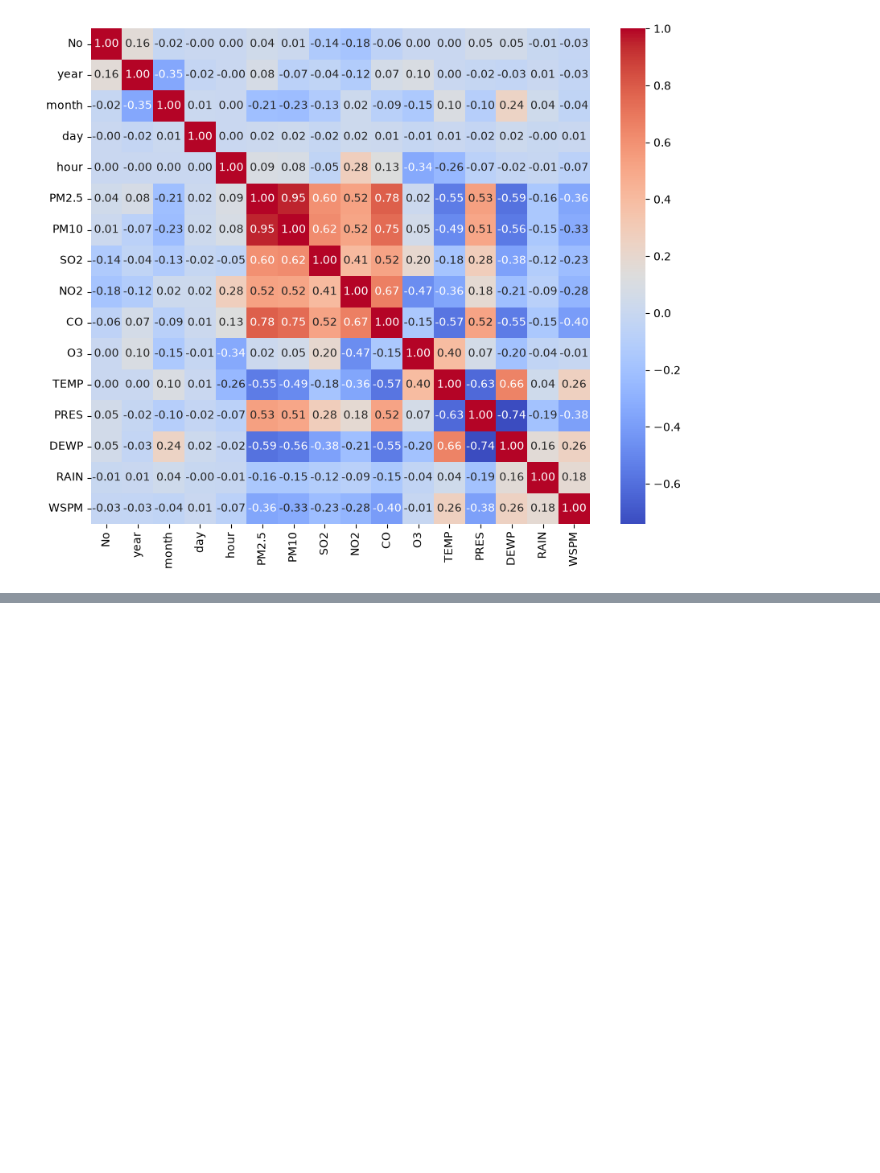
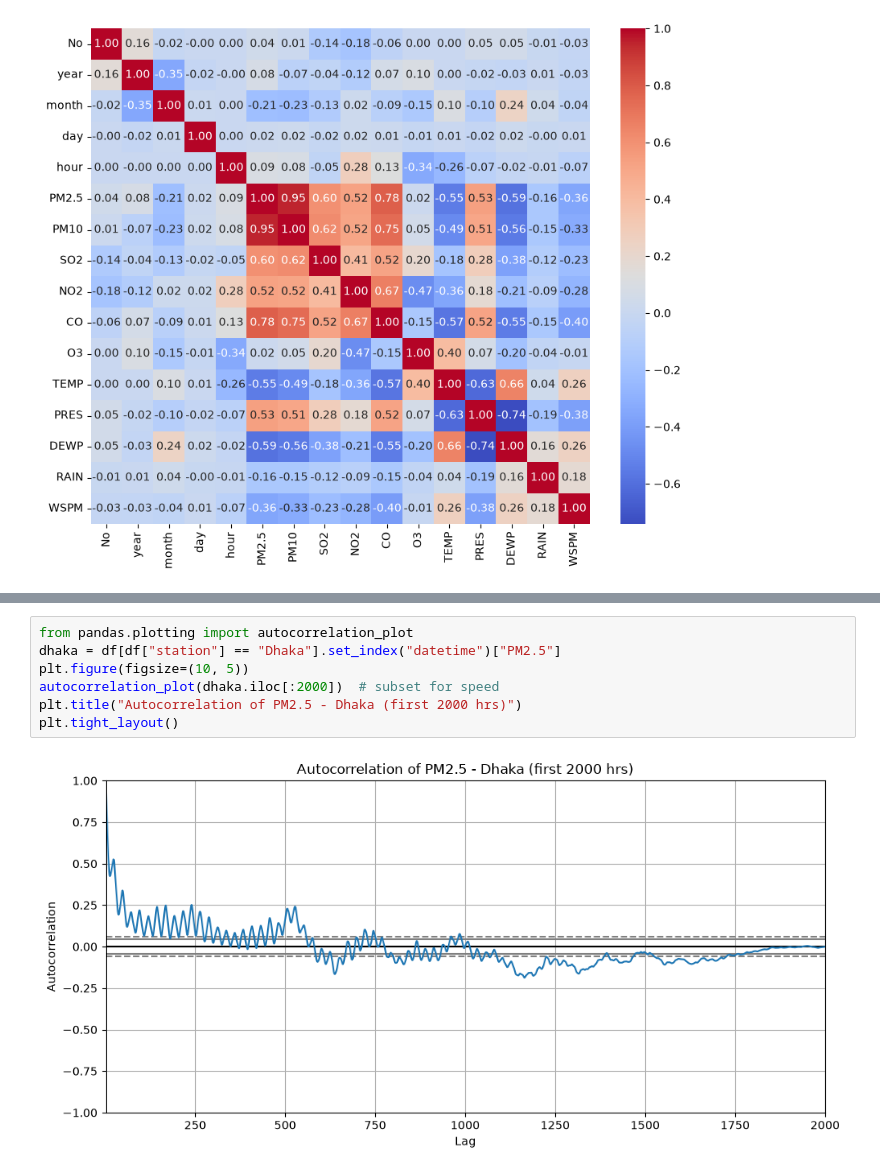
Before and after one commit to iamahnaf/SpikeForecasting, a Jupyter notebook: notebooks/DataProcessing.ipynb, the cells around one changed output, grey strips where cells are left out. Drawn from its saved outputs; the diff is of its cells as text; blank space fills up the shorter version.

```diff
--- a/notebooks/DataProcessing.ipynb
+++ b/notebooks/DataProcessing.ipynb
@@ -134,0 +163,9 @@ sns.heatmap(df.corr(numeric_only=True),annot=True,cmap='coolwarm',fmt=".2f")
+# %%
+from pandas.plotting import autocorrelation_plot
+dhaka = df[df["station"] == "Dhaka"].set_index("datetime")["PM2.5"]
+plt.figure(figsize=(10, 5))
+autocorrelation_plot(dhaka.iloc[:2000])  # subset for speed
+plt.title("Autocorrelation of PM2.5 - Dhaka (first 2000 hrs)")
+plt.tight_layout()
+# %% [output]
+[figure, added]
```
Also changed, not shown: parts of 4 cells of this notebook.
